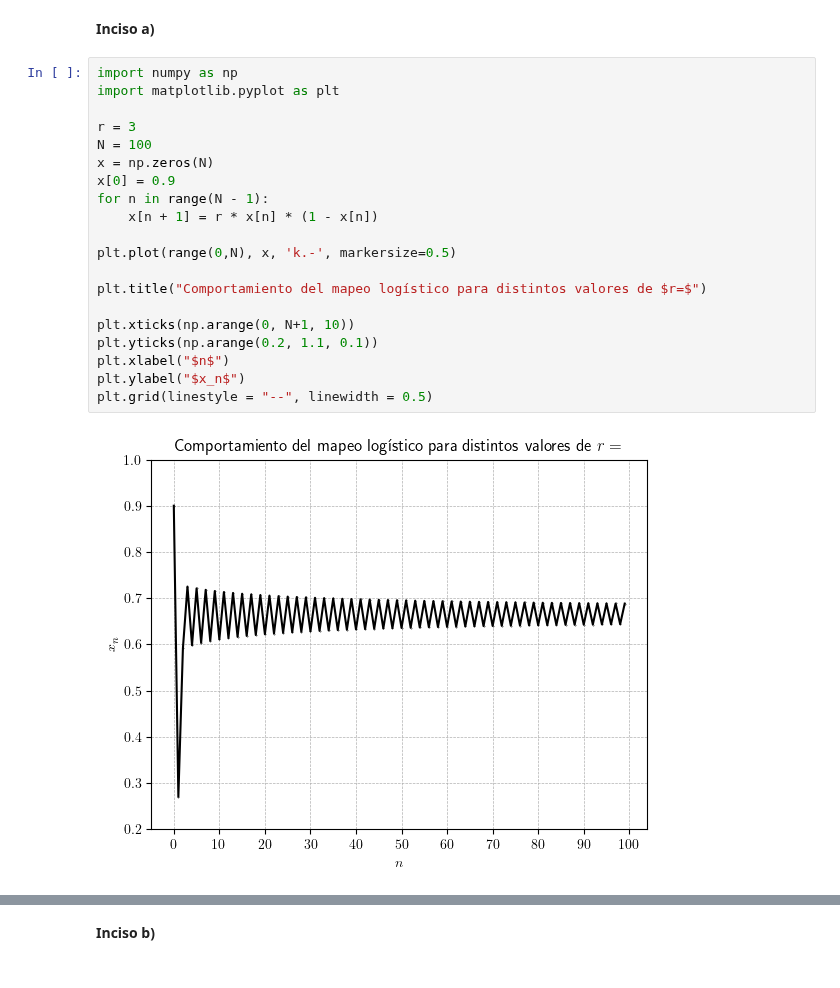
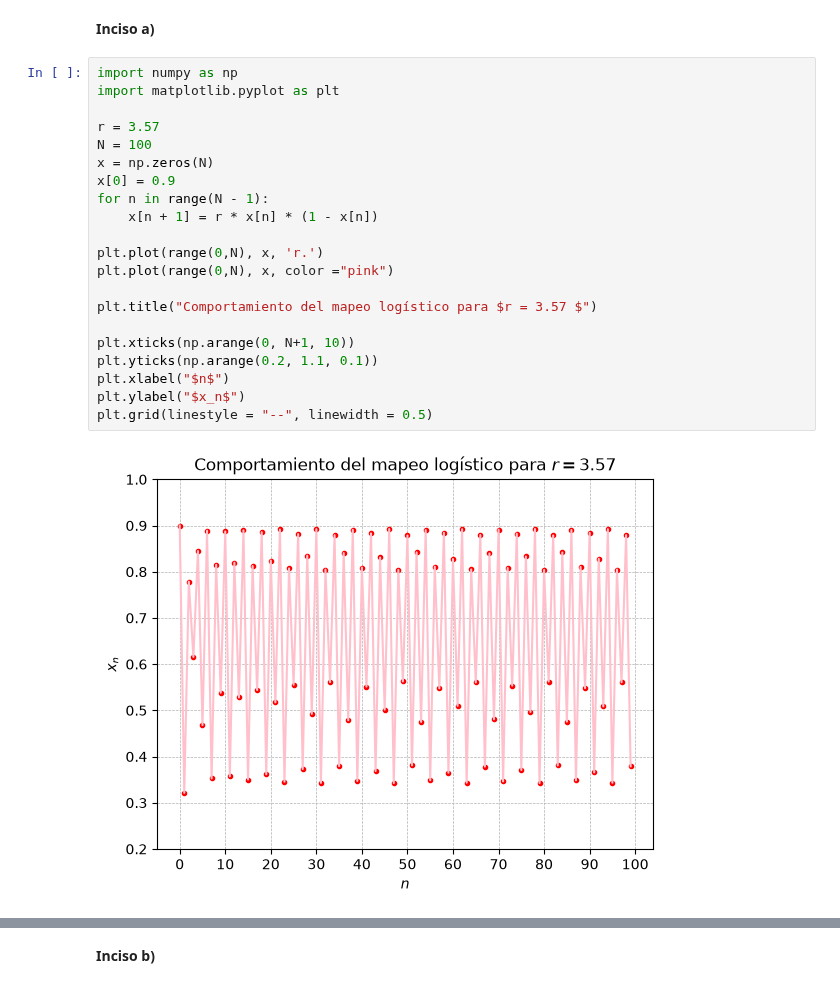
Before and after one commit to Lackquirce/Repositorio_Fisica_computacional_2027_1, a Jupyter notebook: 1_ProgramacionPython/Tarea_Práctica_3_Diego_A_Santiago.ipynb, the cells around one changed output, grey strips where cells are left out. Cells and saved outputs as stored; diff of their text form.

```diff
--- a/1_ProgramacionPython/Tarea_Práctica_3_Diego_A_Santiago.ipynb
+++ b/1_ProgramacionPython/Tarea_Práctica_3_Diego_A_Santiago.ipynb
@@ -183,22 +183,23 @@ Puedes usar la función `plot` con las opciones `"ko"` o `"k."` para dibujar una
 # %%
 import numpy as np
 import matplotlib.pyplot as plt
 
-r = 3
+r = 3.57
 N = 100
 x = np.zeros(N)
 x[0] = 0.9
 for n in range(N - 1):
     x[n + 1] = r * x[n] * (1 - x[n])
 
-plt.plot(range(0,N), x, 'k.-', markersize=0.5)
+plt.plot(range(0,N), x, 'r.')
+plt.plot(range(0,N), x, color ="pink")
 
-plt.title("Comportamiento del mapeo logístico para distintos valores de $r=$")
+plt.title("Comportamiento del mapeo logístico para $r = 3.57 $")
 
 plt.xticks(np.arange(0, N+1, 10))
 plt.yticks(np.arange(0.2, 1.1, 0.1))
 plt.xlabel("$n$")
 plt.ylabel("$x_n$")
 plt.grid(linestyle = "--", linewidth = 0.5)
 # %% [output]
-[figure, old version]
+[figure, new version]
```
Also changed, not shown: parts of 5 cells of this notebook.
